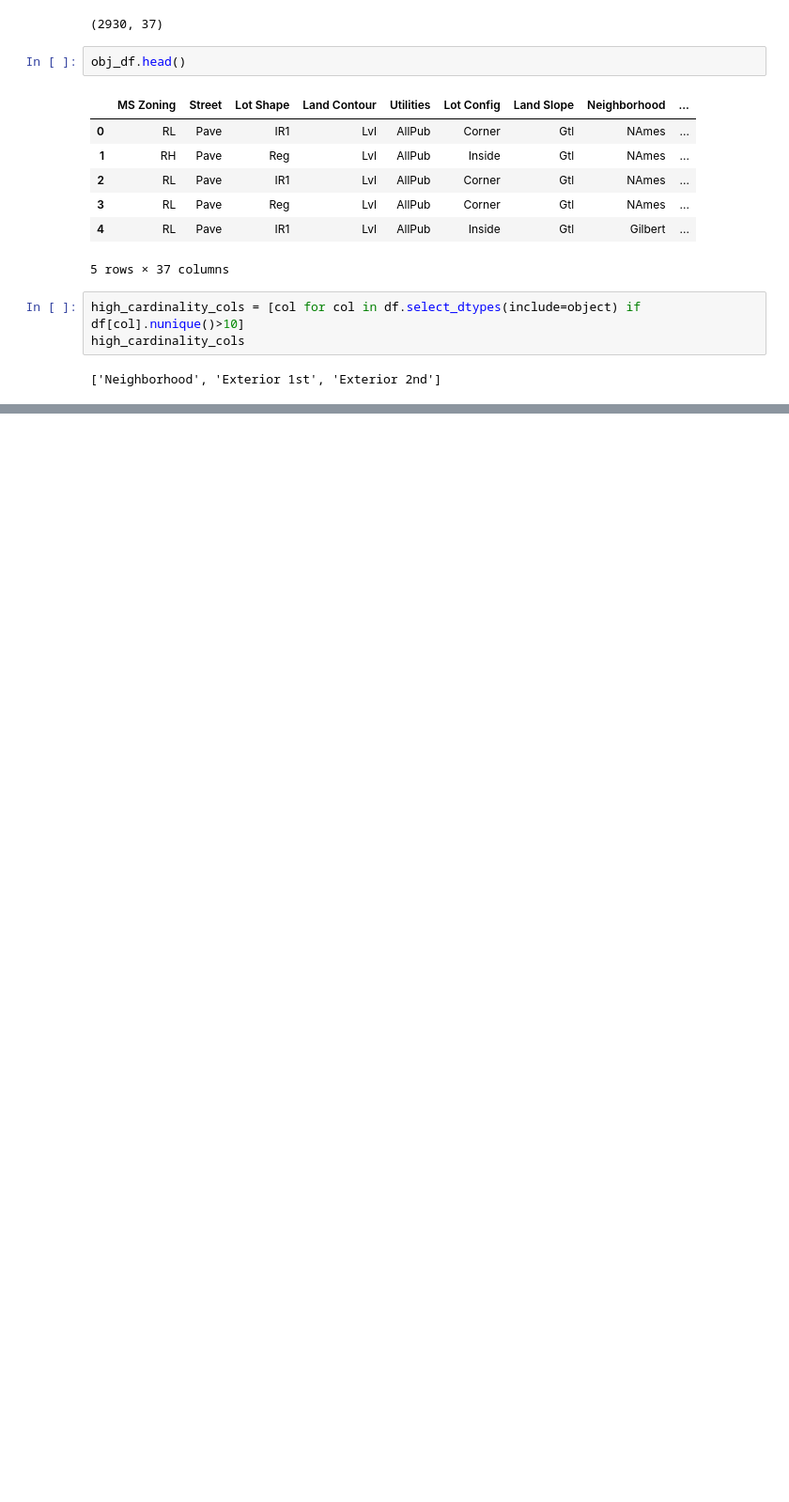
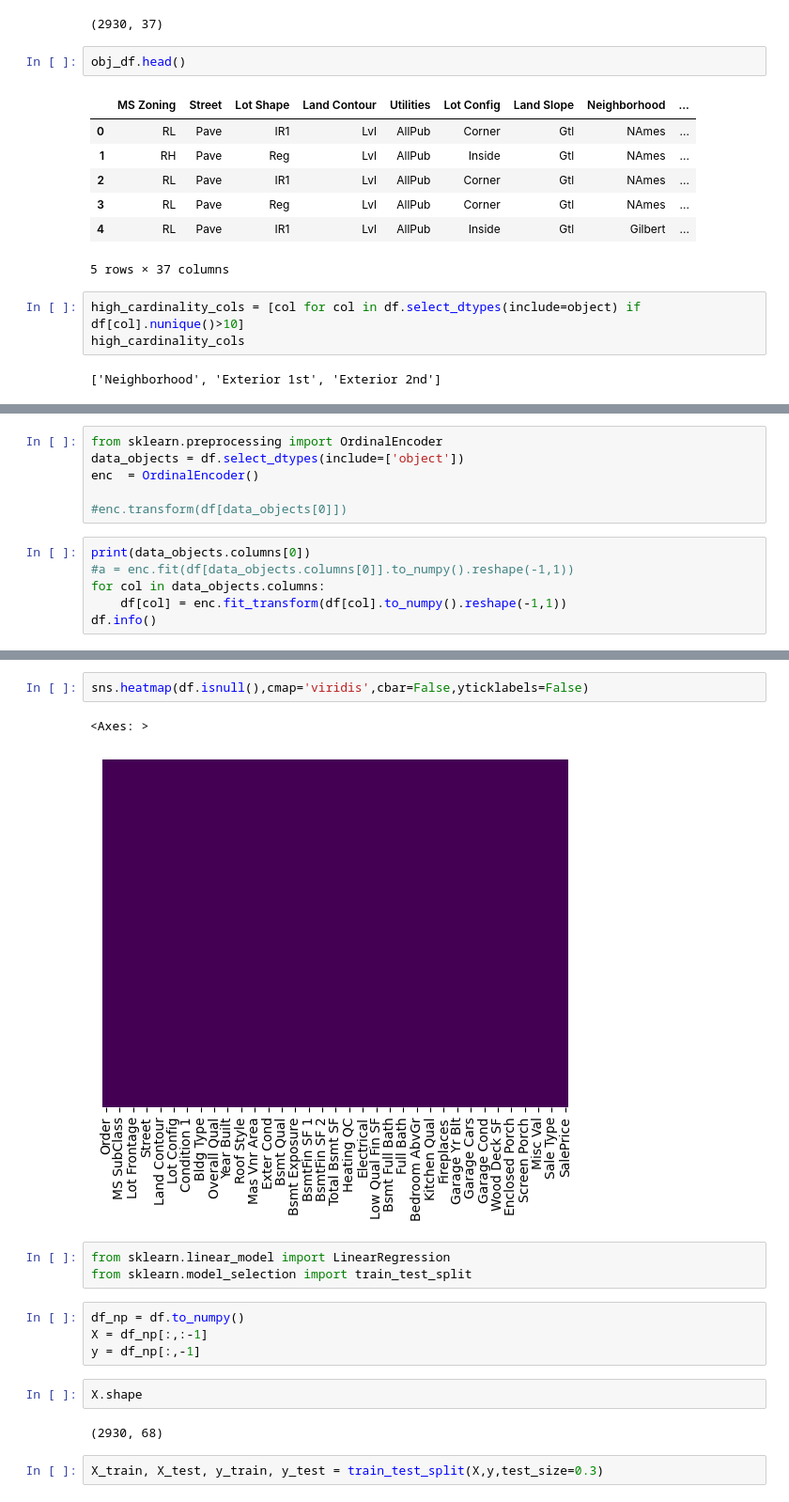
Before and after one commit to GuruChandra/End-to-End-HousePrediction, a Jupyter notebook: research/eda_chandra.ipynb, the cells around one changed output, grey strips where cells are left out. Shown at 94% size. Cells and saved outputs as stored; diff of their text form; blank space fills up the shorter version.

```diff
--- a/research/eda_chandra.ipynb
+++ b/research/eda_chandra.ipynb
@@ -251,0 +281,12 @@ high_cardinality_cols
+# %%
+from sklearn.preprocessing import OrdinalEncoder
+data_objects = df.select_dtypes(include=['object'])
+enc  = OrdinalEncoder()
+
+#enc.transform(df[data_objects[0]])
+# %%
+print(data_objects.columns[0])
+#a = enc.fit(df[data_objects.columns[0]].to_numpy().reshape(-1,1))
+for col in data_objects.columns:
+    df[col] = enc.fit_transform(df[col].to_numpy().reshape(-1,1))
+df.info()
@@ -251,0 +311,18 @@ high_cardinality_cols
+# %%
+sns.heatmap(df.isnull(),cmap='viridis',cbar=False,yticklabels=False)
+# %% [output]
+<Axes: >
+[figure, added]
+# %%
+from sklearn.linear_model import LinearRegression
+from sklearn.model_selection import train_test_split
+# %%
+df_np = df.to_numpy()
+X = df_np[:,:-1]
+y = df_np[:,-1]
+# %%
+X.shape
+# %% [output]
+(2930, 68)
+# %%
+X_train, X_test, y_train, y_test = train_test_split(X,y,test_size=0.3)
```
Also changed, not shown: parts of 10 cells of this notebook.
